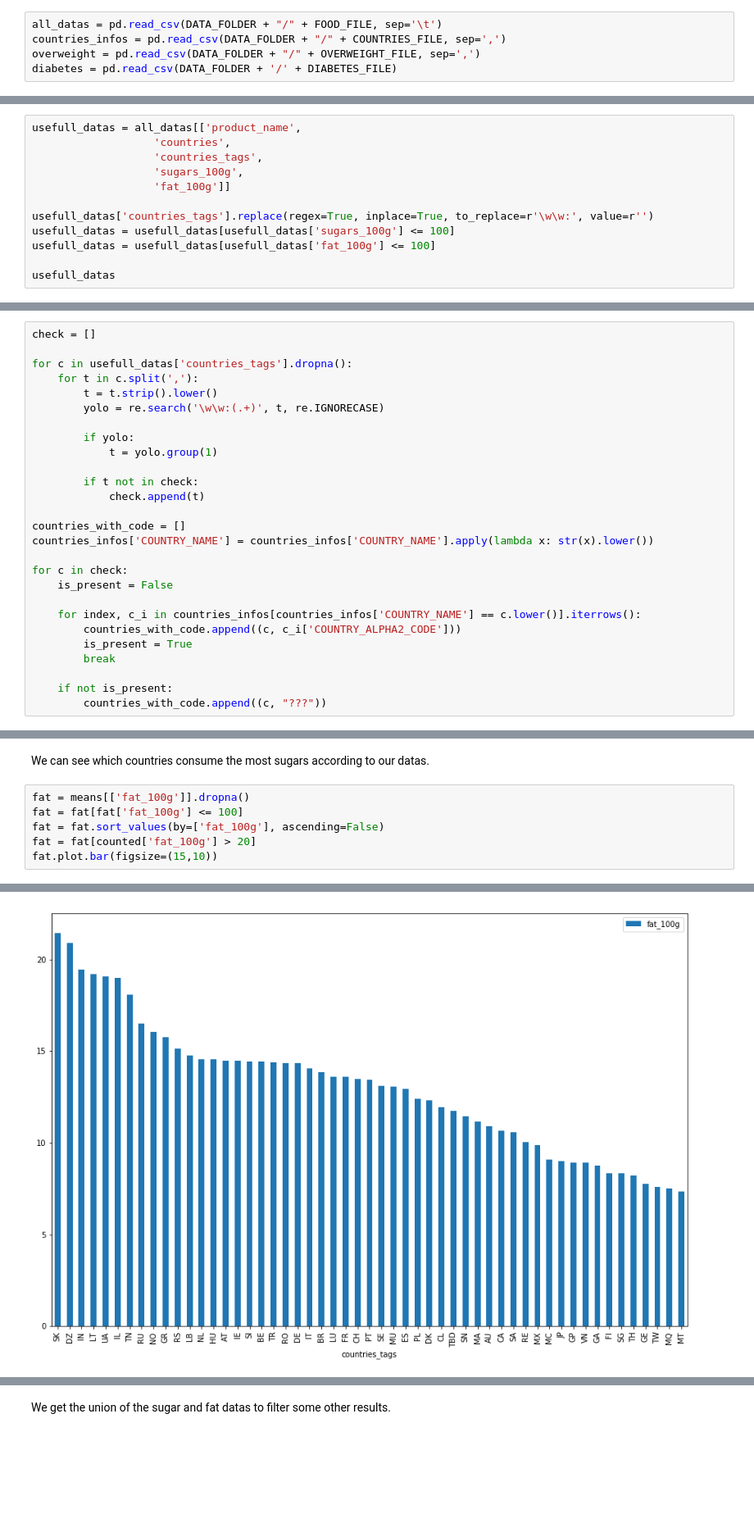
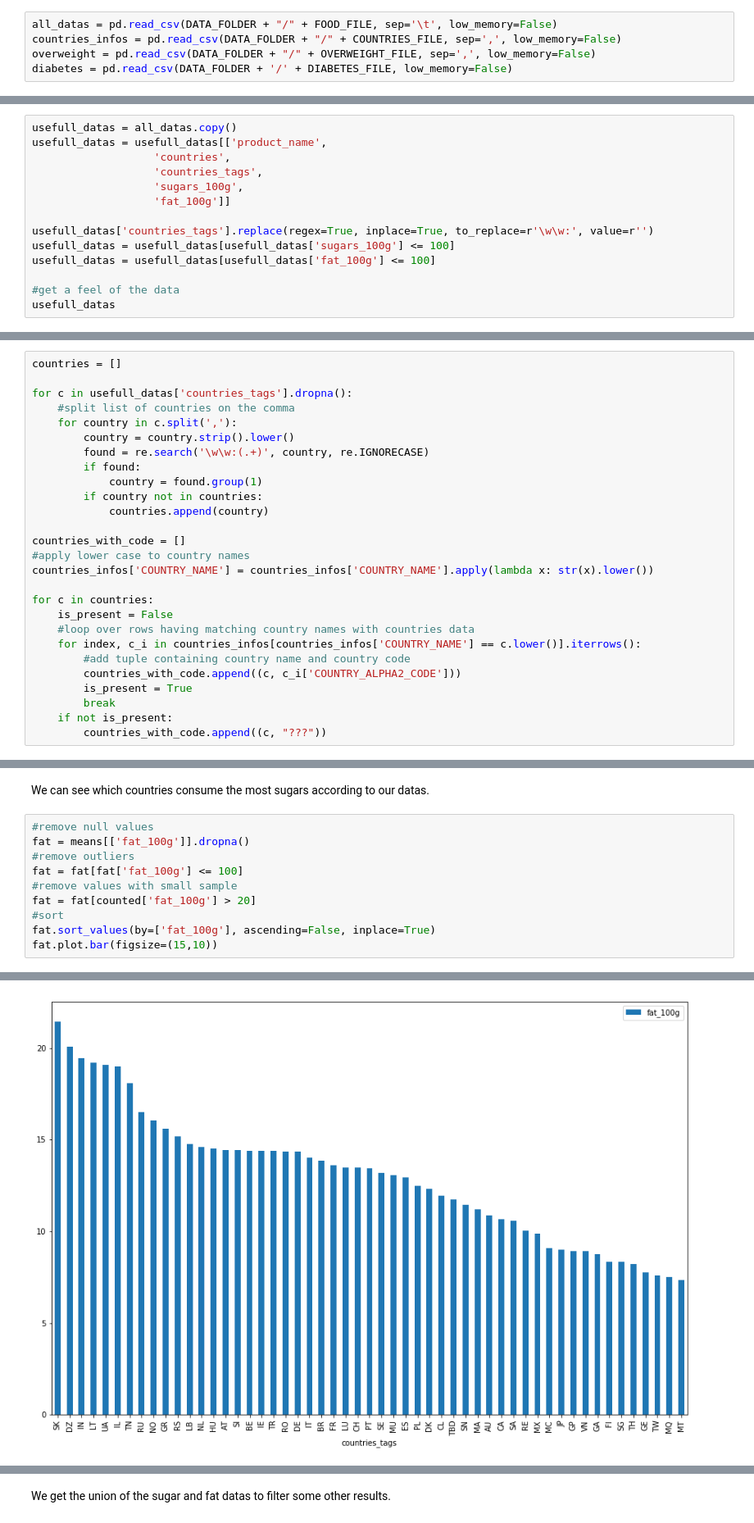
Before and after one commit to baraschi/AppliedDataAnalysis_Project, a Jupyter notebook: FoodProject.ipynb, the cells around one changed output, grey strips where cells are left out. Shown at 82% size. Drawn from its saved outputs; the diff is of its cells as text; blank space fills up the shorter version.

```diff
--- a/FoodProject.ipynb
+++ b/FoodProject.ipynb
@@ -14,10 +14,10 @@ COUNTRIES_FILE = 'countries_info.csv'
 OVERWEIGHT_FILE = 'overweight.csv'
 DIABETES_FILE = 'diabetes.csv'
 # %%
-all_datas = pd.read_csv(DATA_FOLDER + "/" + FOOD_FILE, sep='\t')
-countries_infos = pd.read_csv(DATA_FOLDER + "/" + COUNTRIES_FILE, sep=',')
-overweight = pd.read_csv(DATA_FOLDER + "/" + OVERWEIGHT_FILE, sep=',')
-diabetes = pd.read_csv(DATA_FOLDER + '/' + DIABETES_FILE)
+all_datas = pd.read_csv(DATA_FOLDER + "/" + FOOD_FILE, sep='\t', low_memory=False)
+countries_infos = pd.read_csv(DATA_FOLDER + "/" + COUNTRIES_FILE, sep=',', low_memory=False)
+overweight = pd.read_csv(DATA_FOLDER + "/" + OVERWEIGHT_FILE, sep=',', low_memory=False)
+diabetes = pd.read_csv(DATA_FOLDER + '/' + DIABETES_FILE, low_memory=False)
 # %% [markdown]
 ### Analysis of the different fields available in the dataset
 
@@ -59,7 +60,8 @@ We do some operations on the countries tags to be able to parse the data. We als
 # %%
 countries_infos = countries_infos[['COUNTRY_ALPHA2_CODE', 'COUNTRY_NAME']]
 # %%
-usefull_datas = all_datas[['product_name',
+usefull_datas = all_datas.copy()
+usefull_datas = usefull_datas[['product_name',
                    'countries',
                    'countries_tags',
                    'sugars_100g',
@@ -69,5 +71,6 @@ usefull_datas['countries_tags'].replace(regex=True, inplace=True, to_replace=r'\
 usefull_datas = usefull_datas[usefull_datas['sugars_100g'] <= 100]
 usefull_datas = usefull_datas[usefull_datas['fat_100g'] <= 100]
 
+#get a feel of the data
 usefull_datas
 # %% [output]
@@ -98,28 +97,28 @@ We contruct a datastructure with the countries codes map to their names (in diff
 # %%
-check = []
+countries = []
 
 for c in usefull_datas['countries_tags'].dropna():
-    for t in c.split(','):
-        t = t.strip().lower()
-        yolo = re.search('\w\w:(.+)', t, re.IGNORECASE)
-
-        if yolo:
-            t = yolo.group(1)
-
-        if t not in check:
-            check.append(t)
+    #split list of countries on the comma
+    for country in c.split(','):
+        country = country.strip().lower()
+        found = re.search('\w\w:(.+)', country, re.IGNORECASE)
+        if found:
+            country = found.group(1)
+        if country not in countries:
+            countries.append(country)
 
 countries_with_code = []
+#apply lower case to country names
 countries_infos['COUNTRY_NAME'] = countries_infos['COUNTRY_NAME'].apply(lambda x: str(x).lower())
 
-for c in check:
+for c in countries:
     is_present = False
-
+    #loop over rows having matching country names with countries data
     for index, c_i in countries_infos[countries_infos['COUNTRY_NAME'] == c.lower()].iterrows():
+        #add tuple containing country name and country code
         countries_with_code.append((c, c_i['COUNTRY_ALPHA2_CODE']))
         is_present = True
         break
-
     if not is_present:
         countries_with_code.append((c, "???"))
 # %% [markdown]
@@ -216,12 +217,16 @@ sugar.plot.bar(figsize=(15,10))
 # %% [markdown]
 We can see which countries consume the most sugars according to our datas.
 # %%
+#remove null values
 fat = means[['fat_100g']].dropna()
+#remove outliers
 fat = fat[fat['fat_100g'] <= 100]
-fat = fat.sort_values(by=['fat_100g'], ascending=False)
+#remove values with small sample
 fat = fat[counted['fat_100g'] > 20]
+#sort
+fat.sort_values(by=['fat_100g'], ascending=False, inplace=True)
 fat.plot.bar(figsize=(15,10))
 # %% [output]
 <matplotlib.axes._subplots.AxesSubplot at 0x...>
-[figure, old version]
+[figure, new version]
 # %% [markdown]
```
Also changed, not shown: parts of 12 cells of this notebook.
